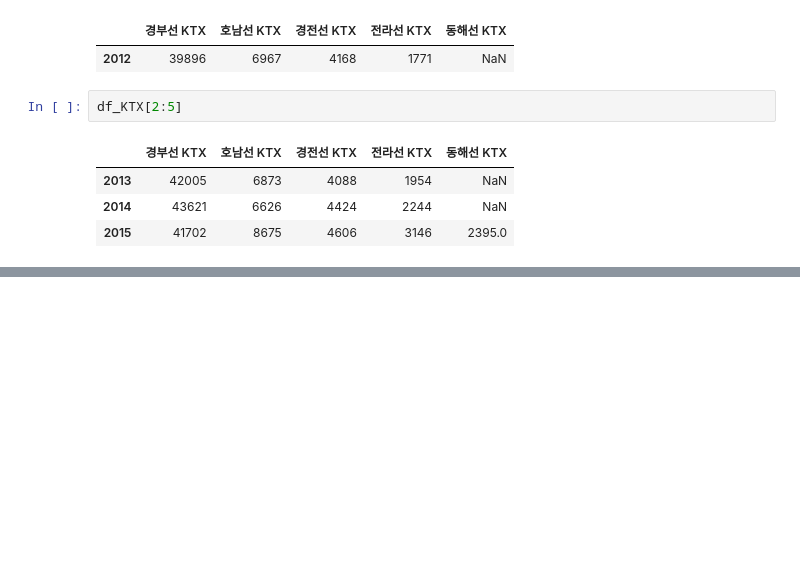
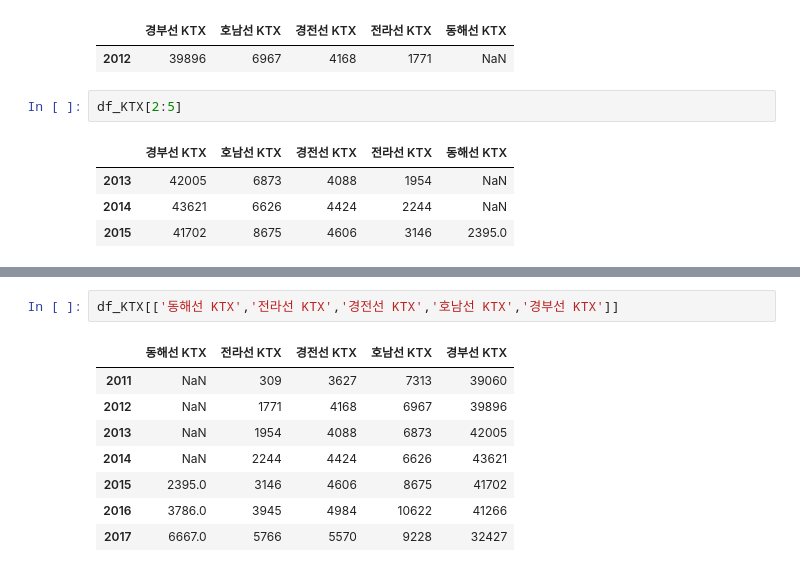
Before and after one commit to networkSorcerer/BOOK_PYTHON_DATA, a Jupyter notebook: python_code.ipynb, the cells around one changed output, grey strips where cells are left out. Drawn from its saved outputs; the diff is of its cells as text; blank space fills up the shorter version.

```diff
--- a/python_code.ipynb
+++ b/python_code.ipynb
@@ -3255,0 +3334,11 @@ df_KTX[2:5]
+# %%
+df_KTX[['동해선 KTX','전라선 KTX','경전선 KTX','호남선 KTX','경부선 KTX']]
+# %% [output]
+|  | 동해선 KTX | 전라선 KTX | 경전선 KTX | 호남선 KTX | 경부선 KTX |
+| 2011 | NaN | 309 | 3627 | 7313 | 39060 |
+| 2012 | NaN | 1771 | 4168 | 6967 | 39896 |
+| 2013 | NaN | 1954 | 4088 | 6873 | 42005 |
+| 2014 | NaN | 2244 | 4424 | 6626 | 43621 |
+| 2015 | 2395.0 | 3146 | 4606 | 8675 | 41702 |
+| 2016 | 3786.0 | 3945 | 4984 | 10622 | 41266 |
+| 2017 | 6667.0 | 5766 | 5570 | 9228 | 32427 |
```
Also changed, not shown: parts of 49 cells of this notebook, 4 other files.
